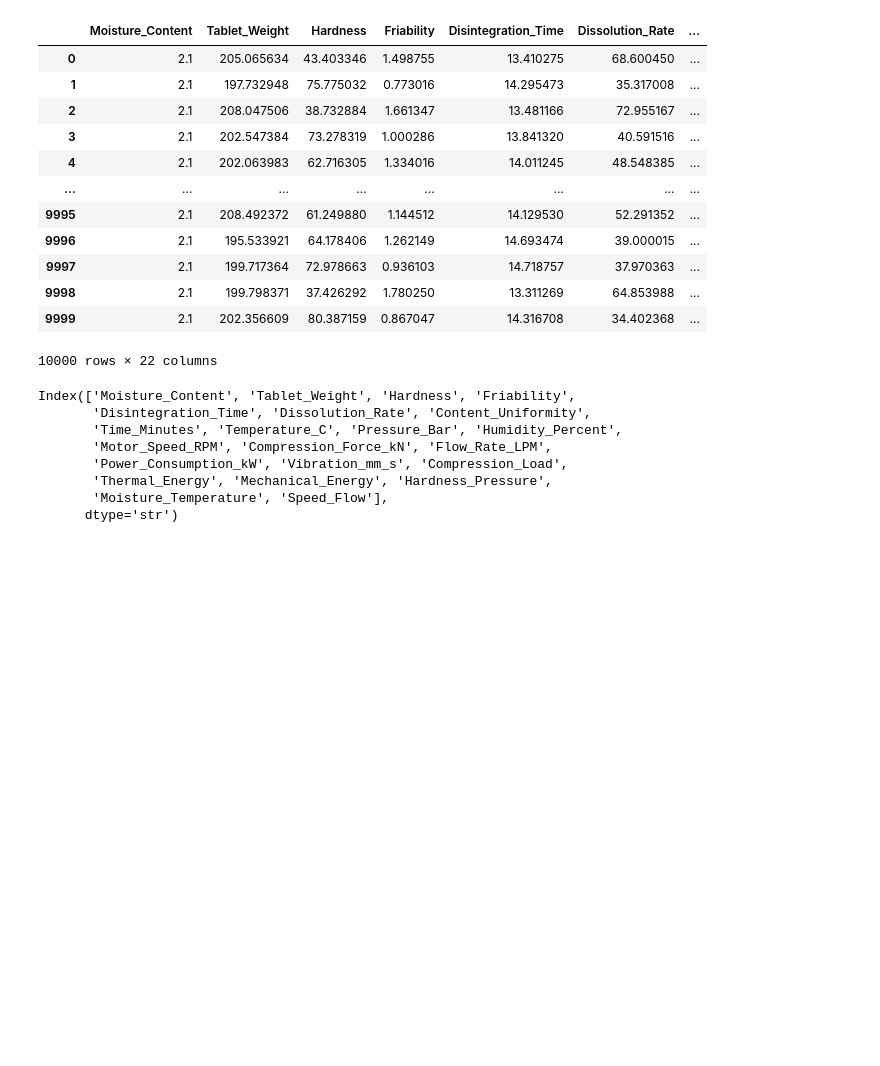
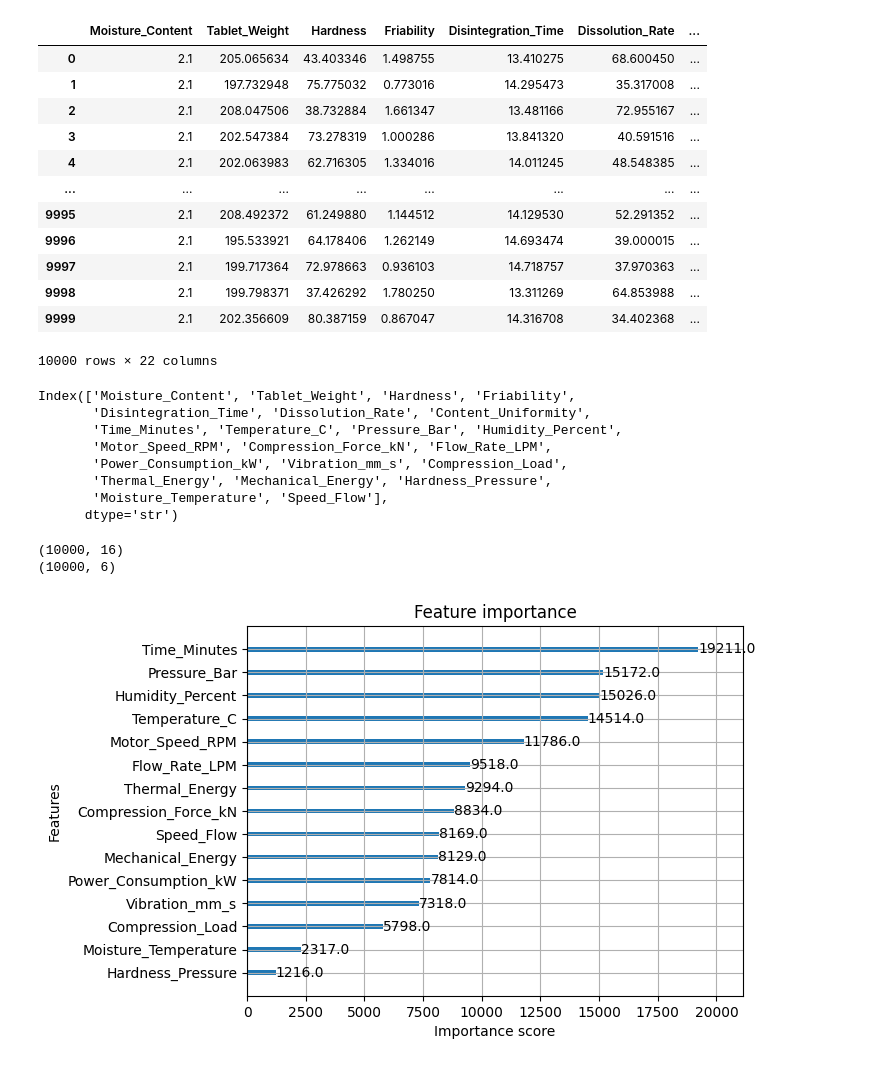
Before and after one commit to ShubhGupta75/HACKATHON-Project-IIT-H-, a Jupyter notebook: preprocessing.ipynb, the cells around one changed output. Saved outputs shown, nothing was run; the diff lists cells and outputs as text; code cells hidden in the pictures; blank space fills up the shorter version.

```diff
--- a/preprocessing.ipynb
+++ b/preprocessing.ipynb
@@ -343,3 +343,17 @@ Index(['Moisture_Content', 'Tablet_Weight', 'Hardness', 'Friability',
        'Thermal_Energy', 'Mechanical_Energy', 'Hardness_Pressure',
        'Moisture_Temperature', 'Speed_Flow'],
       dtype='str')
+# %%
+print(X.shape)
+print(y.shape)
+# %% [output]
+(10000, 16)
+(10000, 6)
+# %%
+import matplotlib.pyplot as plt
+from xgboost import plot_importance
+
+plot_importance(model)
+plt.show()
+# %% [output]
+[figure, added]
```
